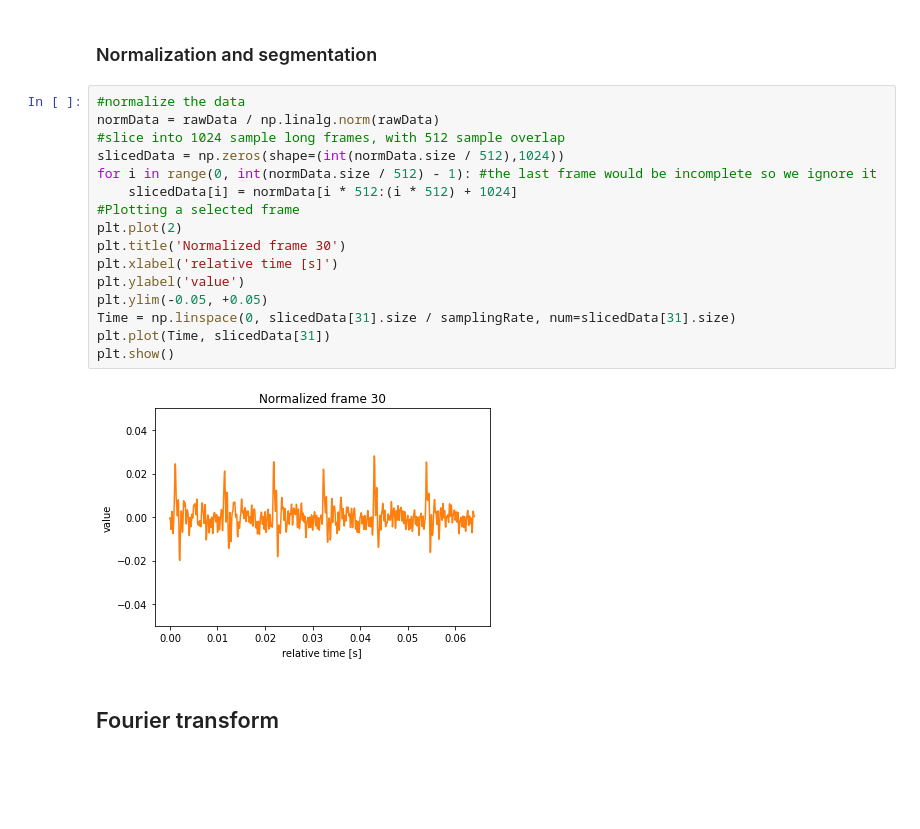
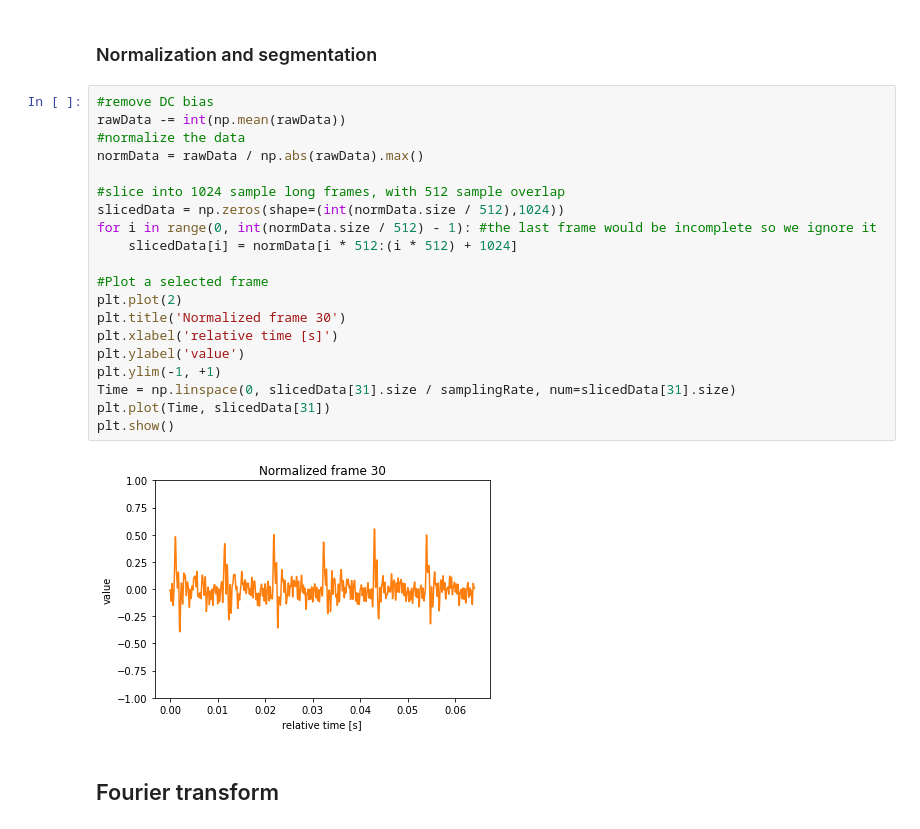
Before and after one commit to ddzibela/ISS, a Jupyter notebook: src/ISS.ipynb, the cells around one changed output. Saved outputs shown, nothing was run; the diff lists cells and outputs as text; blank space fills up the shorter version.

```diff
--- a/src/ISS.ipynb
+++ b/src/ISS.ipynb
@@ -35,23 +41,27 @@ Min value:     -1516
 # %% [markdown]
 ### Normalization and segmentation
 # %%
+#remove DC bias
+rawData -= int(np.mean(rawData))
 #normalize the data
-normData = rawData / np.linalg.norm(rawData)
+normData = rawData / np.abs(rawData).max()
+
 #slice into 1024 sample long frames, with 512 sample overlap
 slicedData = np.zeros(shape=(int(normData.size / 512),1024))
 for i in range(0, int(normData.size / 512) - 1): #the last frame would be incomplete so we ignore it
     slicedData[i] = normData[i * 512:(i * 512) + 1024]
-#Plotting a selected frame
+
+#Plot a selected frame
 plt.plot(2)
 plt.title('Normalized frame 30')
 plt.xlabel('relative time [s]')
 plt.ylabel('value')
-plt.ylim(-0.05, +0.05)
+plt.ylim(-1, +1)
 Time = np.linspace(0, slicedData[31].size / samplingRate, num=slicedData[31].size)
 plt.plot(Time, slicedData[31])
 plt.show()
 # %% [output]
-[figure, old version]
+[figure, new version]
 # %% [markdown]
 ## Fourier transform
 # %% [markdown]
```
Also changed, not shown: parts of 5 cells of this notebook.
